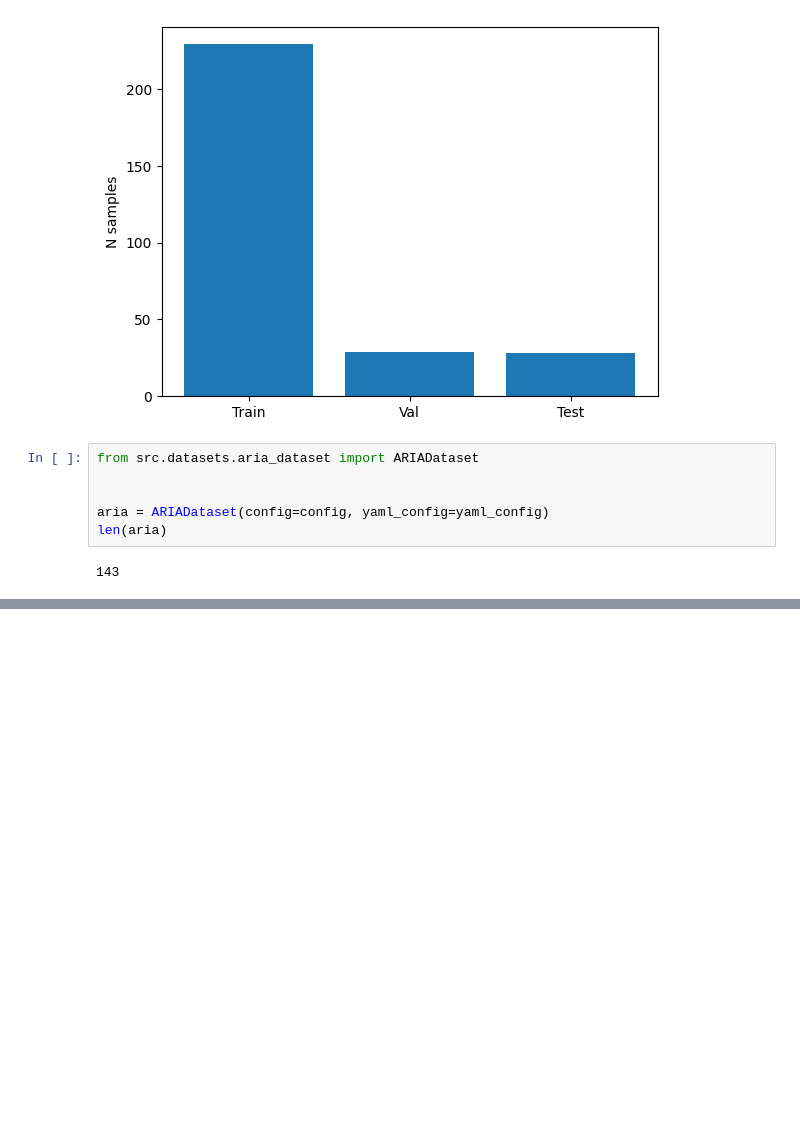
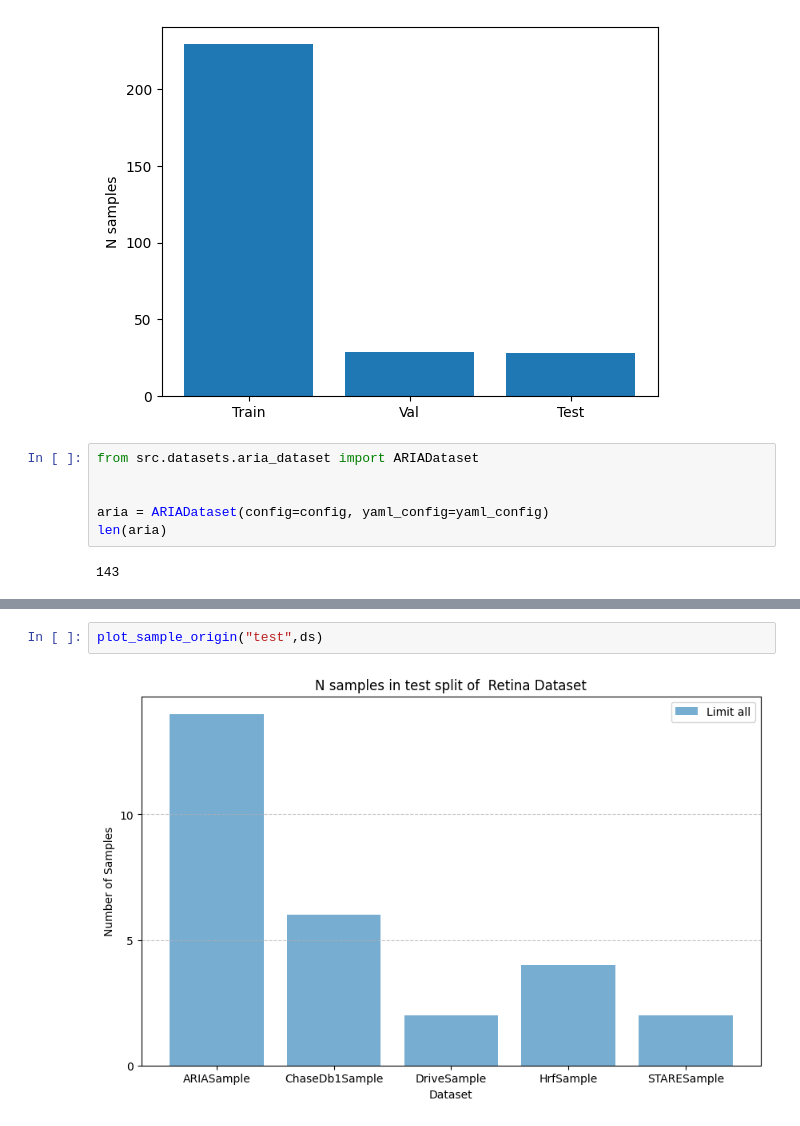
Before and after one commit to speydril/mp-lippert-experiments, a Jupyter notebook: src/wild-west/analysis.ipynb, the cells around one changed output, grey strips where cells are left out. Cells and saved outputs as stored; diff of their text form; blank space fills up the shorter version.

```diff
--- a/src/wild-west/analysis.ipynb
+++ b/src/wild-west/analysis.ipynb
@@ -292,0 +408,4 @@ len(aria)
+# %%
+plot_sample_origin("test",ds)
+# %% [output]
+[figure, added]
```
Also changed, not shown: parts of 10 cells of this notebook.
